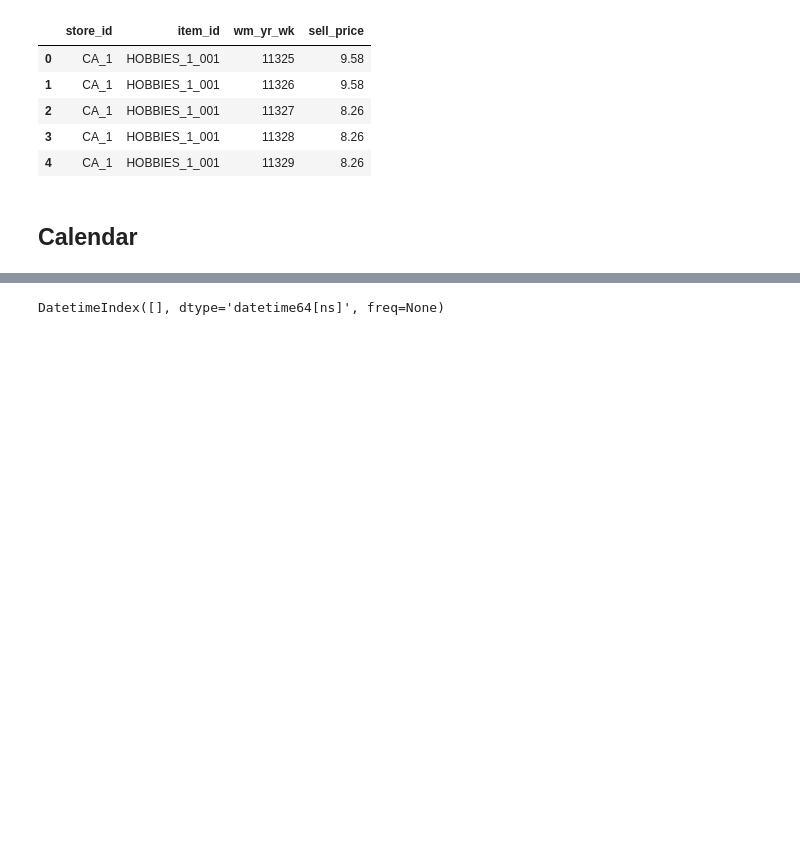
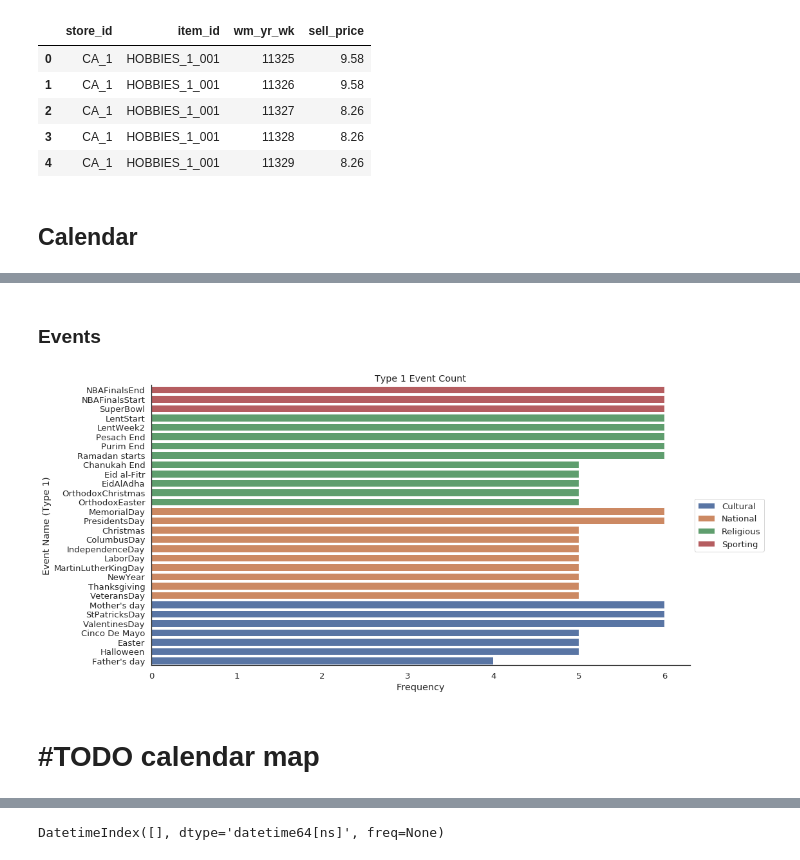
Before and after one commit to markryanandrews/M5-Forecasting-Accuracy, a Jupyter notebook: Walmart-EDA.ipynb, the cells around one changed output, grey strips where cells are left out. Saved outputs shown, nothing was run; the diff lists cells and outputs as text; code cells hidden in the pictures; blank space fills up the shorter version.

```diff
--- a/Walmart-EDA.ipynb
+++ b/Walmart-EDA.ipynb
@@ -55 +71,28 @@ clean_calendar took 0:00:00.012946, shape = (1969, 13)
+# %% [markdown]
+### Events
+# %%
+event1 = (calendar_df.groupby(["event_type_1", "event_name_1"])
+     .count().dropna()['d']
+     .reset_index(level=[0,1])
+     .sort_values(['event_type_1', 'd'], ascending=False))
+
+#Bar Plot
+plt.figure(figsize = (15,8))
+g = sns.barplot(data = event1,
+                x = 'd',
+                y ="event_name_1",
+                hue = 'event_type_1',
+                order = event1['event_name_1'],
+                dodge = False)
+
+#Labels and Legend
+g.legend(loc='center left', bbox_to_anchor=(1, 0.5), ncol=1)
+g.set(xlabel='Frequency',
+      ylabel='Event Name (Type 1)',
+      title = 'Type 1 Event Count')
+sns.despine()
+# %% [output]
+[figure, added]
+# %% [markdown]
+# #TODO calendar map
 # %%
```
Also changed, not shown: parts of 14 cells of this notebook, 1 other file.
